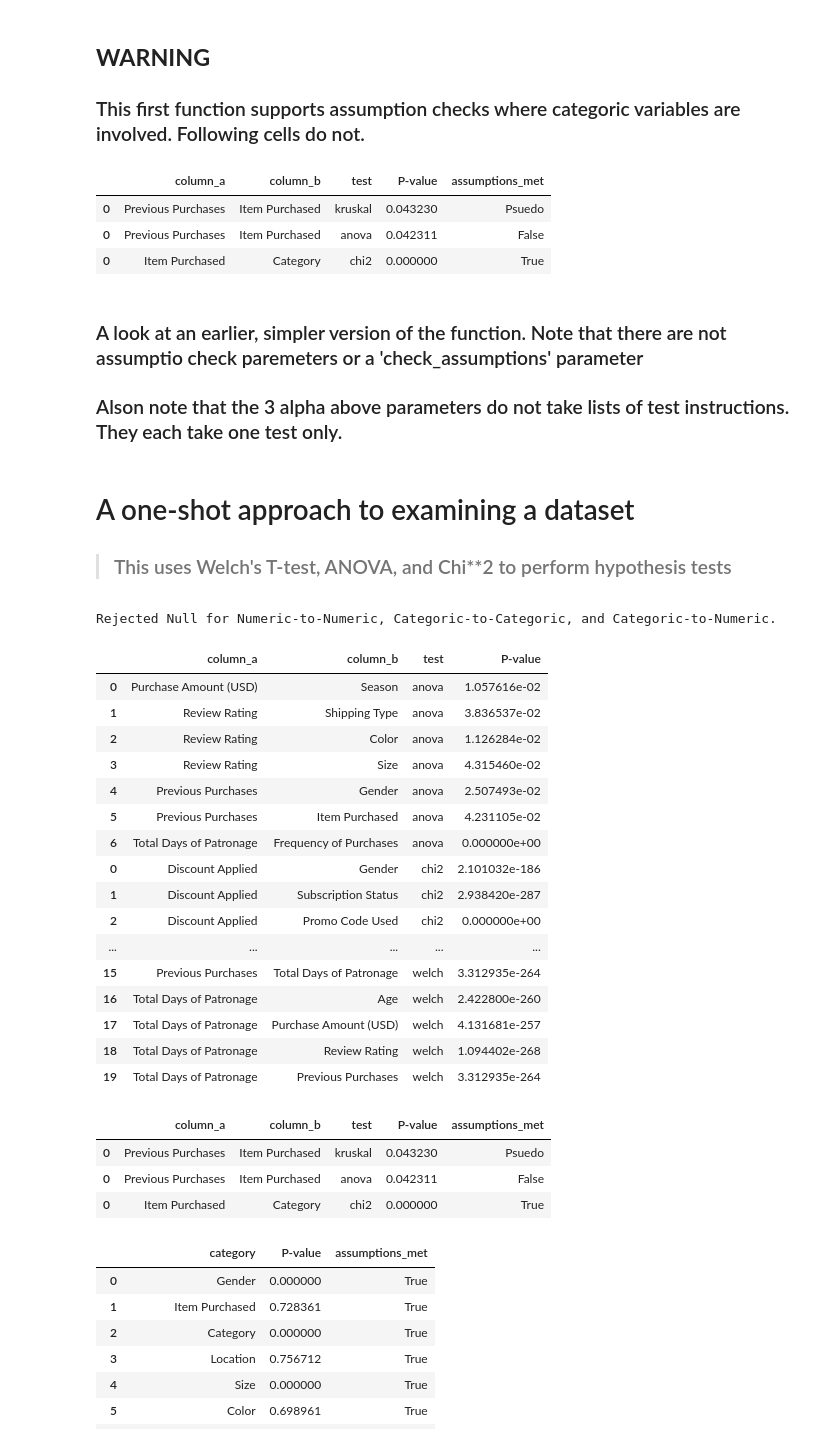
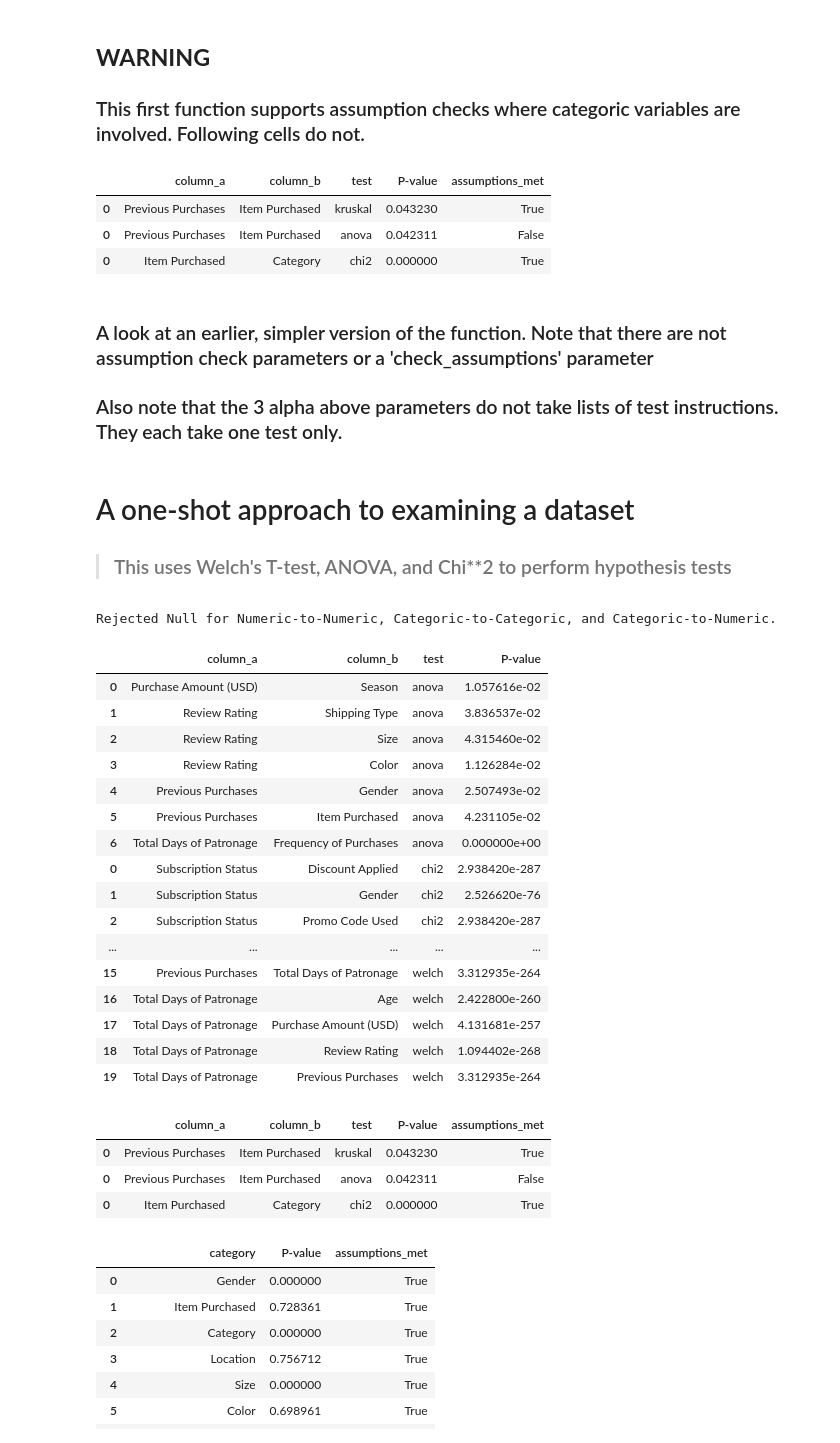
Before and after one commit to Leeishere/Consumer_Habits, a Jupyter notebook: utils/compare_columns_quickstart.ipynb, the cells around one changed output. Saved outputs shown, nothing was run; the diff lists cells and outputs as text; code cells hidden in the pictures.

```diff
--- a/utils/compare_columns_quickstart.ipynb
+++ b/utils/compare_columns_quickstart.ipynb
@@ -93,7 +91,7 @@ ModuleNotFoundError: No module named 'utils'
 # %%
 round(cc.multi_test_column_comparison(cons_habs,
                         numnum_meth_alpha_above=[('pearson',0.6,True),('spearman',0.6,True),('kendall',0.6,True)],
-                        catnum_meth_alpha_above=[('kruskal',0.05,False),('anova',0.05,False)],
+                        numcat_meth_alpha_above=[('kruskal',0.05,False),('anova',0.05,False)],
                         catcat_meth_alpha_above=[('chi2',0.05,False)],
                         numeric_columns=None,
                         categoric_columns=None,
@@ -106,12 +104,12 @@ round(cc.multi_test_column_comparison(cons_habs,
                         kruskal_assumption_check_params={'return_pseudo':True, 'dropna':False}),6)
 # %% [output]
 |  | column_a | column_b | test | P-value | assumptions_met |
-| 0 | Previous Purchases | Item Purchased | kruskal | 0.043230 | Psuedo |
+| 0 | Previous Purchases | Item Purchased | kruskal | 0.043230 | True |
 | 0 | Previous Purchases | Item Purchased | anova | 0.042311 | False |
 | 0 | Item Purchased | Category | chi2 | 0.000000 | True |
 # %% [markdown]
-### A look at an earlier, simpler version of the function. Note that there are not assumptio check paremeters or a 'check_assumptions' parameter
-### Alson note that the 3 alpha above parameters do not take lists of test instructions. They each take one test only.
+### A look at an earlier, simpler version of the function. Note that there are not assumption check parameters or a 'check_assumptions' parameter
+### Also note that the 3 alpha above parameters do not take lists of test instructions. They each take one test only.
 # %%
 # Function:
 """
@@ -146,26 +144,26 @@ print('')
 # %%
 print("Rejected Null for Numeric-to-Numeric, Categoric-to-Categoric, and Categoric-to-Numeric.")
 cc.column_comparison(cons_habs,
                         numnum_meth_alpha_above=('welch',0.05,False),  # <--  False for strictly below threshold
-                        catnum_meth_alpha_above=('anova',0.05,False),  # <--  False for strictly below threshold
+                        numcat_meth_alpha_above=('anova',0.05,False),  # <--  False for strictly below threshold
                         catcat_meth_alpha_above=('chi2',0.05,False),  # <--  False for strictly below threshold
                         numeric_columns=None,
                         categoric_columns=None,
                         numeric_target=None,
                         categoric_target=None)
 # %% [output]
 Rejected Null for Numeric-to-Numeric, Categoric-to-Categoric, and Categoric-to-Numeric.
 |  | column_a | column_b | test | P-value |
 | 0 | Purchase Amount (USD) | Season | anova | 1.057616e-02 |
 | 1 | Review Rating | Shipping Type | anova | 3.836537e-02 |
-| 2 | Review Rating | Color | anova | 1.126284e-02 |
-| 3 | Review Rating | Size | anova | 4.315460e-02 |
+| 2 | Review Rating | Size | anova | 4.315460e-02 |
+| 3 | Review Rating | Color | anova | 1.126284e-02 |
 | 4 | Previous Purchases | Gender | anova | 2.507493e-02 |
 | 5 | Previous Purchases | Item Purchased | anova | 4.231105e-02 |
 | 6 | Total Days of Patronage | Frequency of Purchases | anova | 0.000000e+00 |
-| 0 | Discount Applied | Gender | chi2 | 2.101032e-186 |
-| 1 | Discount Applied | Subscription Status | chi2 | 2.938420e-287 |
-| 2 | Discount Applied | Promo Code Used | chi2 | 0.000000e+00 |
+| 0 | Subscription Status | Discount Applied | chi2 | 2.938420e-287 |
+| 1 | Subscription Status | Gender | chi2 | 2.526620e-76 |
+| 2 | Subscription Status | Promo Code Used | chi2 | 2.938420e-287 |
 | ... | ... | ... | ... | ... |
 | 15 | Previous Purchases | Total Days of Patronage | welch | 3.312935e-264 |
 | 16 | Total Days of Patronage | Age | welch | 2.422800e-260 |
@@ -175,7 +173,7 @@ Rejected Null for Numeric-to-Numeric, Categoric-to-Categoric, and Categoric-to-N
 # %%
 round(cc.multi_test_column_comparison(cons_habs,
                         numnum_meth_alpha_above=[('pearson',0.6,True),('spearman',0.6,True),('kendall',0.6,True)],
-                        catnum_meth_alpha_above=[('kruskal',0.05,False),('anova',0.05,False)],
+                        numcat_meth_alpha_above=[('kruskal',0.05,False),('anova',0.05,False)],
                         catcat_meth_alpha_above=[('chi2',0.05,False)],
                         numeric_columns=None,
                         categoric_columns=None,
@@ -188,7 +186,7 @@ round(cc.multi_test_column_comparison(cons_habs,
                         kruskal_assumption_check_params={'return_pseudo':True, 'dropna':False}),6)
 # %% [output]
 |  | column_a | column_b | test | P-value | assumptions_met |
-| 0 | Previous Purchases | Item Purchased | kruskal | 0.043230 | Psuedo |
+| 0 | Previous Purchases | Item Purchased | kruskal | 0.043230 | True |
 | 0 | Previous Purchases | Item Purchased | anova | 0.042311 | False |
 | 0 | Item Purchased | Category | chi2 | 0.000000 | True |
 # %%
```
Also changed, not shown: parts of 10 cells of this notebook, 9 other files.
